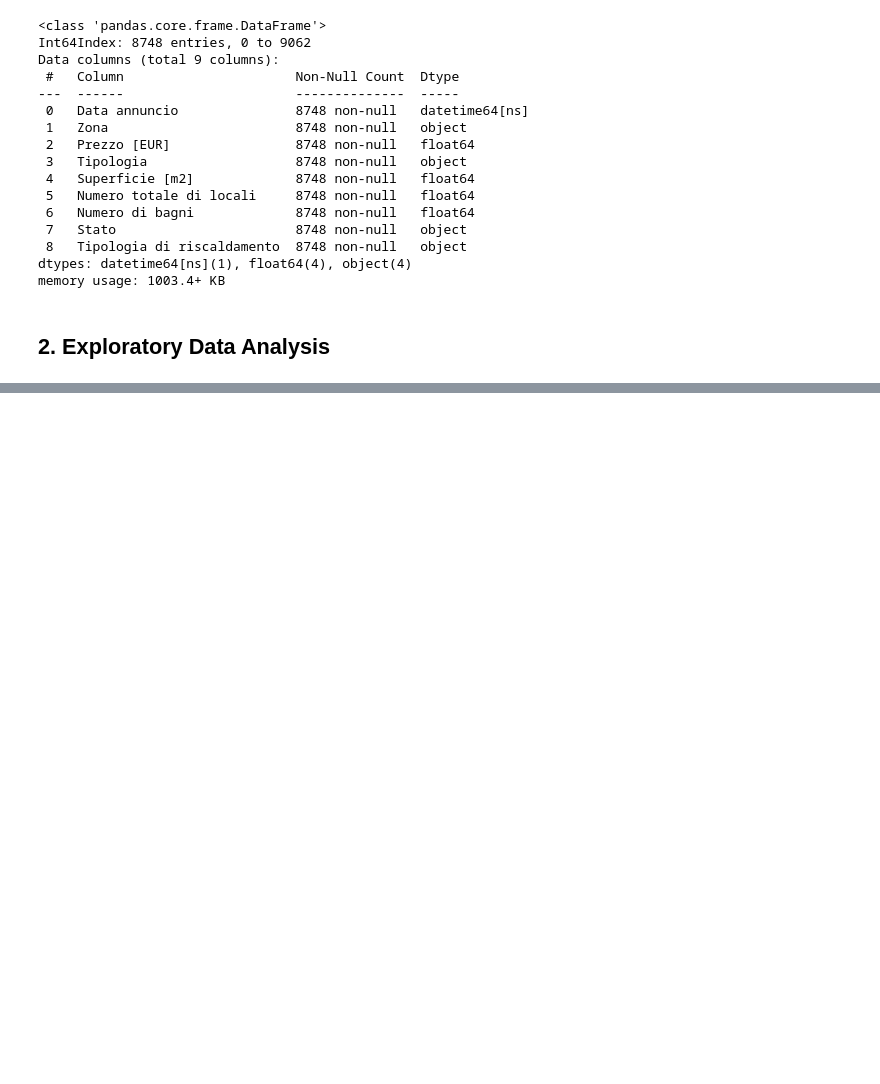
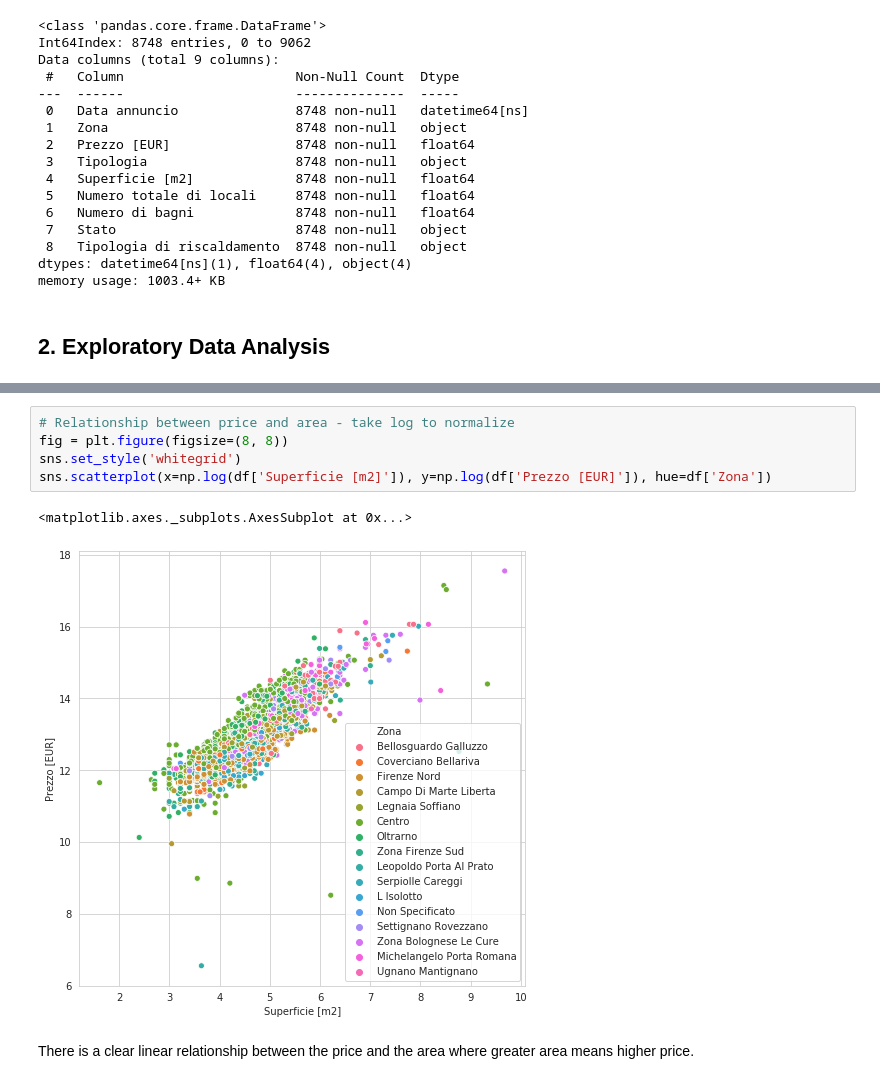
Before and after one commit to LazyEval/housing-prices-firenze, a Jupyter notebook: notebooks/1.0-LazyEval-data-cleaning.ipynb, the cells around one changed output, grey strips where cells are left out. Cells and saved outputs as stored; diff of their text form; blank space fills up the shorter version.

```diff
--- a/notebooks/1.0-LazyEval-data-cleaning.ipynb
+++ b/notebooks/1.0-LazyEval-data-cleaning.ipynb
@@ -534,0 +567,10 @@ sns.distplot(df_final['Superficie [m2]'], kde=False, bins=100)
+# %%
+# Relationship between price and area - take log to normalize
+fig = plt.figure(figsize=(8, 8))
+sns.set_style('whitegrid')
+sns.scatterplot(x=np.log(df['Superficie [m2]']), y=np.log(df['Prezzo [EUR]']), hue=df['Zona'])
+# %% [output]
+<matplotlib.axes._subplots.AxesSubplot at 0x...>
+[figure, added]
+# %% [markdown]
+There is a clear linear relationship between the price and the area where greater area means higher price.
```
Also changed, not shown: parts of 14 cells of this notebook.
